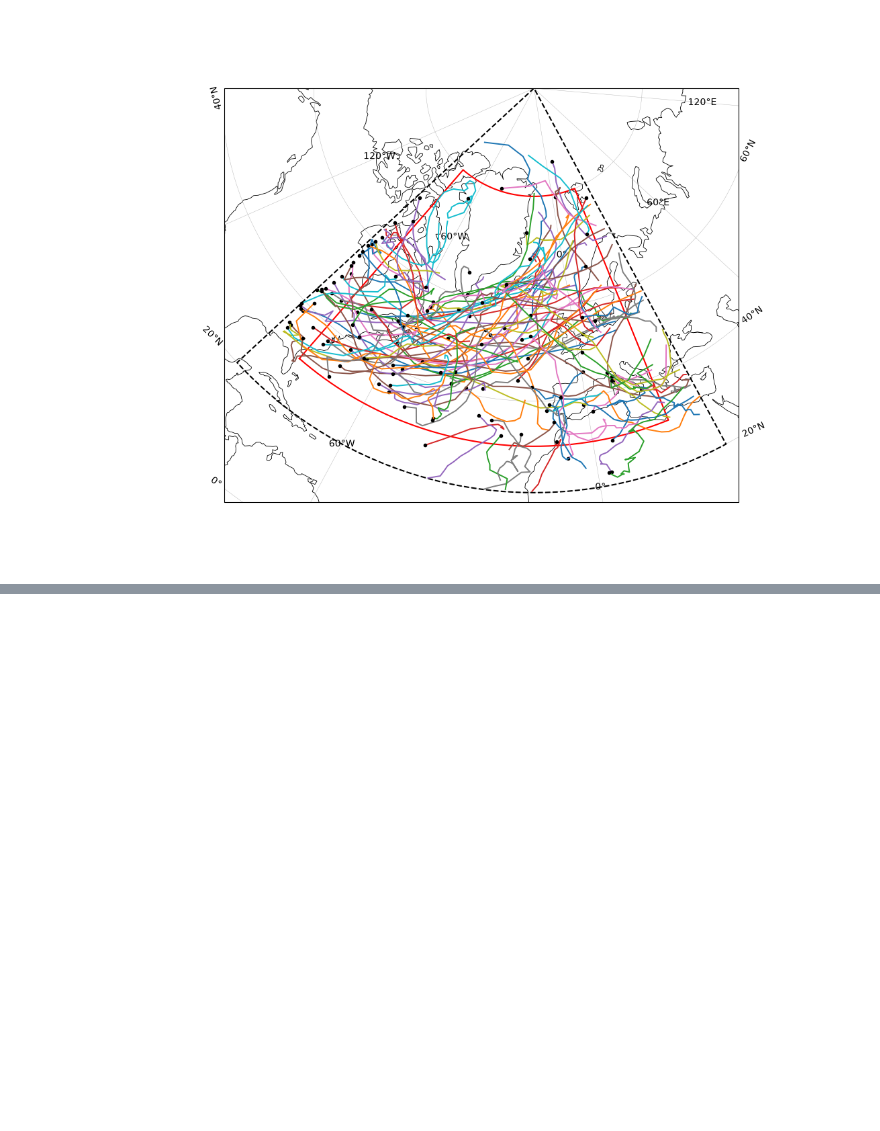
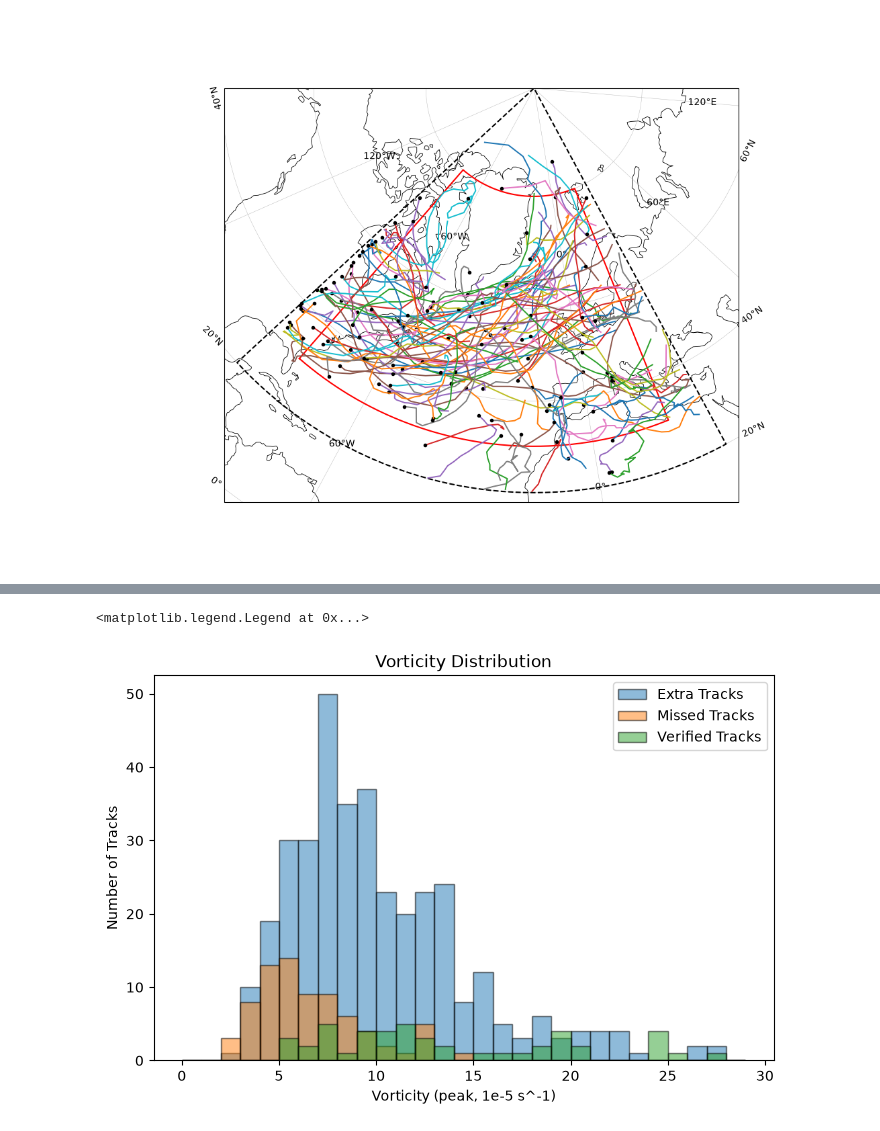
Before and after one commit to AThormann/master_thesis, a Jupyter notebook: experiments/validation_tracks/convert_to_object.ipynb, the cells around one changed output, grey strips where cells are left out. Saved outputs shown, nothing was run; the diff lists cells and outputs as text; code cells hidden in the pictures; blank space fills up the shorter version.

```diff
--- a/experiments/validation_tracks/convert_to_object.ipynb
+++ b/experiments/validation_tracks/convert_to_object.ipynb
@@ -321,0 +397,21 @@ for tr in tracks_validation:
+# %%
+vo_peak_vals = kept_tracks["vo_peak"].values*1e5
+vo_peak_missed = missed_tracks["vo_peak"].values*1e5
+vo_peak_ex = extra_tracks["vo_peak"].values*1e5
+
+counts, edges = np.histogram(vo_peak_vals, bins=np.arange(0, 30, 1))
+counts_missed, edges_missed = np.histogram(vo_peak_missed, bins=np.arange(0, 30, 1))
+counts_dis, edges_dis = np.histogram(vo_peak_ex, bins=np.arange(0, 30, 1))
+
+fig, ax = plt.subplots(figsize=(8, 5))
+ax.bar(edges_dis[:-1], counts_dis, width=1, align="edge", edgecolor="black", label="Extra Tracks", alpha=0.5)
+ax.bar(edges_missed[:-1], counts_missed, width=1, align="edge", edgecolor="black", label="Missed Tracks", alpha=0.5)
+ax.bar(edges[:-1], counts, width=1, align="edge", edgecolor="black", label="Verified Tracks", alpha=0.5)
+
+ax.set_xlabel("Vorticity (peak, 1e-5 s^-1)")
+ax.set_ylabel("Number of Tracks")
+ax.set_title("Vorticity Distribution")
+ax.legend()
+# %% [output]
+<matplotlib.legend.Legend at 0x...>
+[figure, added]
```
Also changed, not shown: parts of 12 cells of this notebook, 5 other files.
